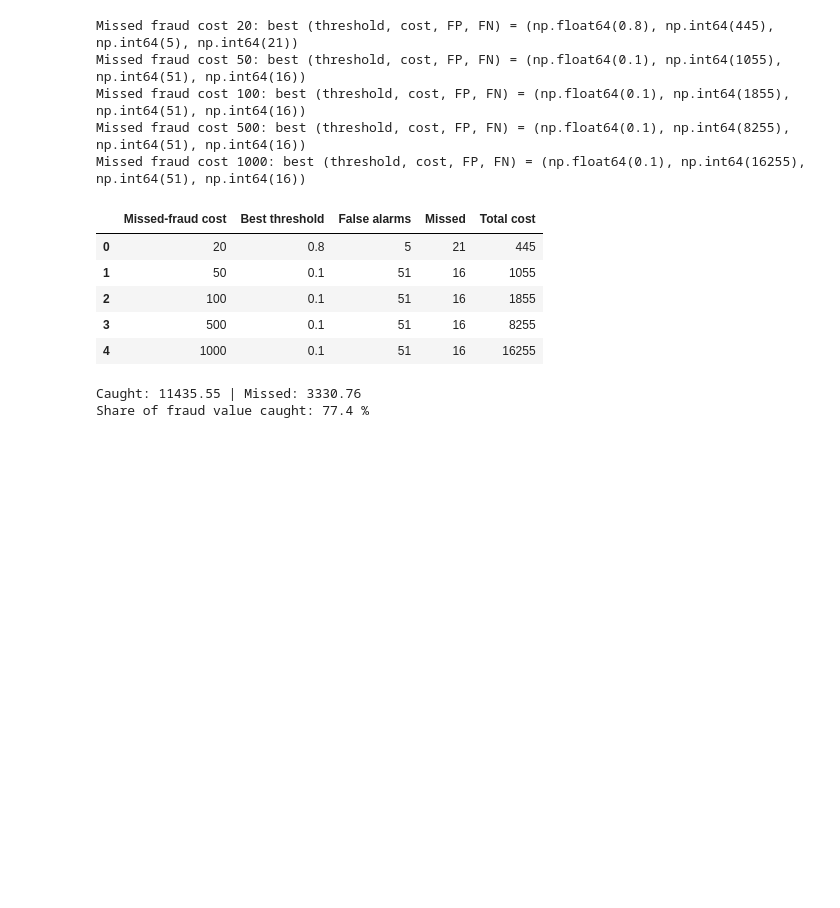
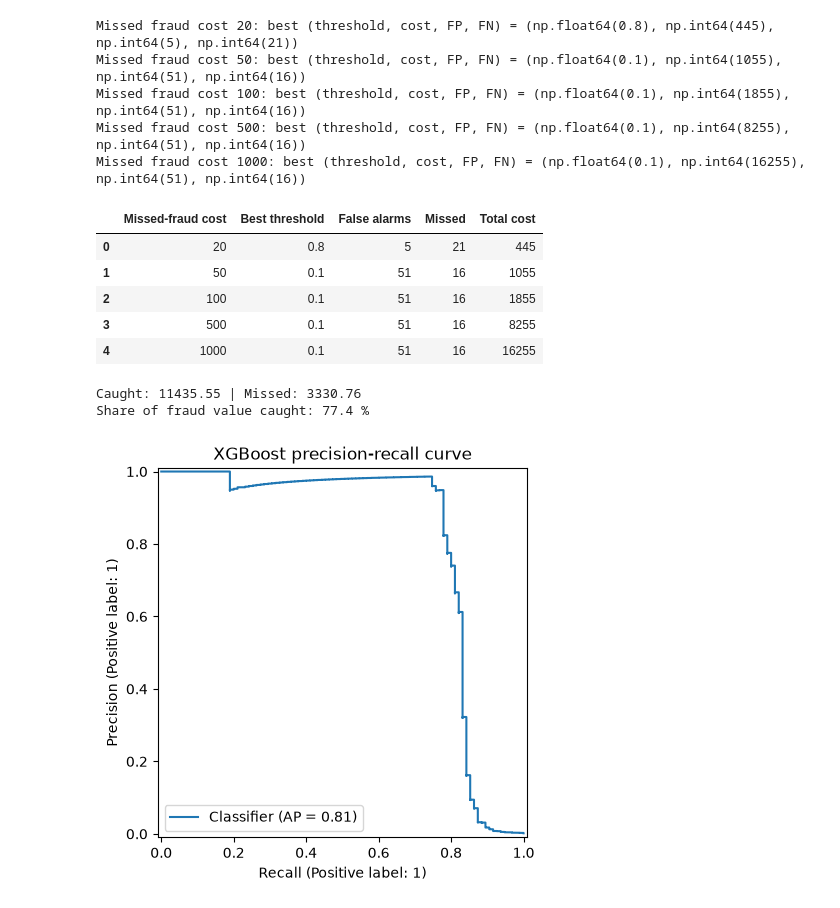
Before and after one commit to jay-aviral/credit-card-fraud-detection, a Jupyter notebook: 01_eda.ipynb, the cells around one changed output. Cells and saved outputs as stored; diff of their text form; code cells hidden in the pictures; blank space fills up the shorter version.

```diff
--- a/01_eda.ipynb
+++ b/01_eda.ipynb
@@ -431,3 +431,13 @@ print("Share of fraud value caught:", round(caught_amt / (caught_amt + missed_am
 # %% [output]
 Caught: 11435.55 | Missed: 3330.76
 Share of fraud value caught: 77.4 %
+# %%
+import os
+from sklearn.metrics import PrecisionRecallDisplay
+os.makedirs("outputs", exist_ok=True)
+
+PrecisionRecallDisplay.from_predictions(y_test, proba)
+plt.title("XGBoost precision-recall curve")
+plt.savefig("outputs/pr_curve.png", dpi=150, bbox_inches="tight")
+# %% [output]
+[figure, added]
```
Also changed, not shown: 2 other files.
